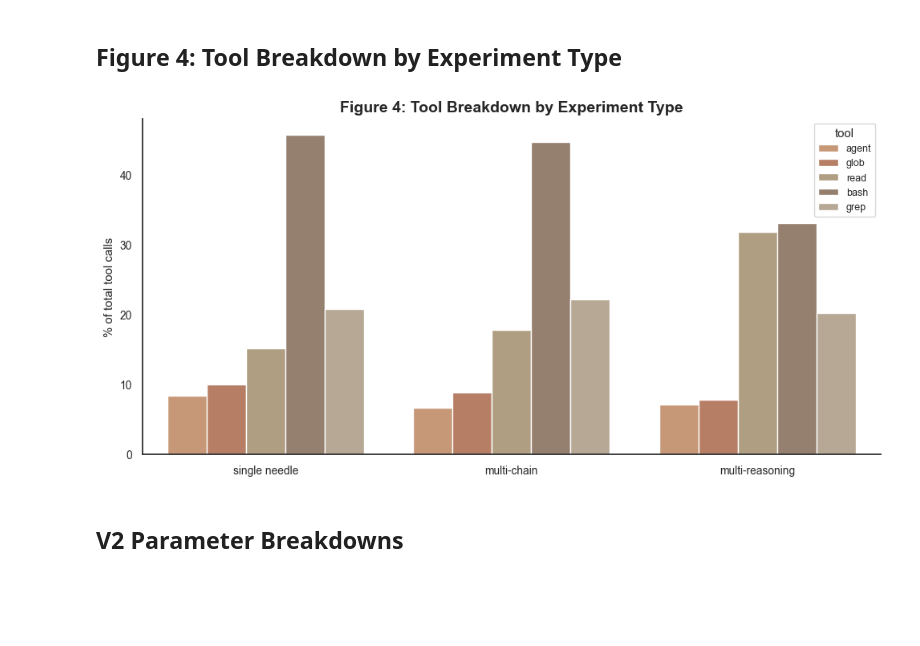
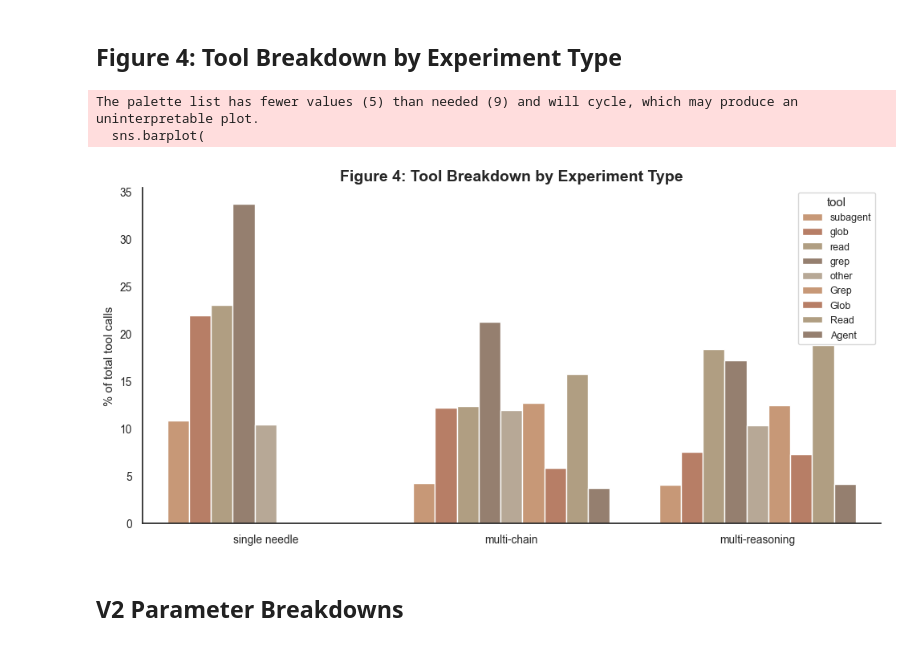
Before and after one commit to mehrabmodi1/agentic-retrieval, a Jupyter notebook: notebooks/full-sweep_sonnet-4-6_effort_low_20260409.ipynb, the cells around one changed output. Drawn from its saved outputs; the diff is of its cells as text; code cells hidden in the pictures; blank space fills up the shorter version.

```diff
--- a/notebooks/full-sweep_sonnet-4-6_effort_low_20260409.ipynb
+++ b/notebooks/full-sweep_sonnet-4-6_effort_low_20260409.ipynb
@@ -310,37 +326,39 @@ plt.show()
 import pandas as pd
 
 tool_cols = [c for c in df.columns if c.startswith("tool_")]
-tool_names = [c.replace("tool_", "").lower() for c in tool_cols]
+tool_names = [c.replace("tool_", "") for c in tool_cols]
 
 tool_data = []
 for exp_type in EXP_ORDER:
     sub = df[df["experiment_type"] == exp_type]
     means = {tn: sub[tc].mean() for tc, tn in zip(tool_cols, tool_names) if not np.isnan(sub[tc].mean())}
     total = sum(means.values())
     if total > 0:
         for tn, mean_val in means.items():
             tool_data.append({
                 "experiment type": EXP_LABELS[exp_type],
                 "tool": tn,
                 "% of total calls": mean_val / total * 100,
             })
 
 tool_df = pd.DataFrame(tool_data)
 
 fig4, ax4 = plt.subplots(figsize=(10, 5))
 sns.barplot(
     data=tool_df, x="experiment type", y="% of total calls", hue="tool",
     palette=TOOL_PALETTE, ax=ax4,
 )
 ax4.set_title("Figure 4: Tool Breakdown by Experiment Type", fontsize=14, fontweight="bold")
 ax4.legend(title="tool", fontsize=9)
 ax4.set_xlabel("")
 ax4.set_ylabel("% of total tool calls")
 sns.despine(ax=ax4)
 fig4.tight_layout()
 plt.show()
 # %% [output]
+The palette list has fewer values (5) than needed (9) and will cycle, which may produce an uninterpretable plot.
+  sns.barplot(
-[figure, old version]
+[figure, new version]
 # %% [markdown]
 ## V2 Parameter Breakdowns
 # %%
```
Also changed, not shown: parts of 18 cells of this notebook.
